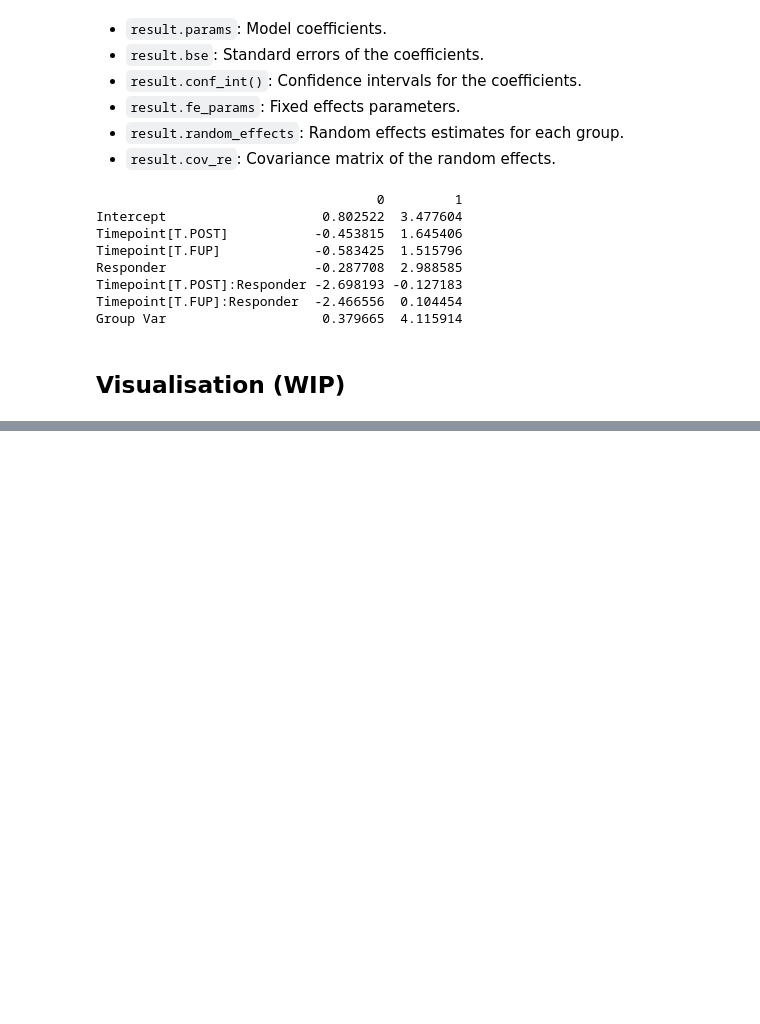
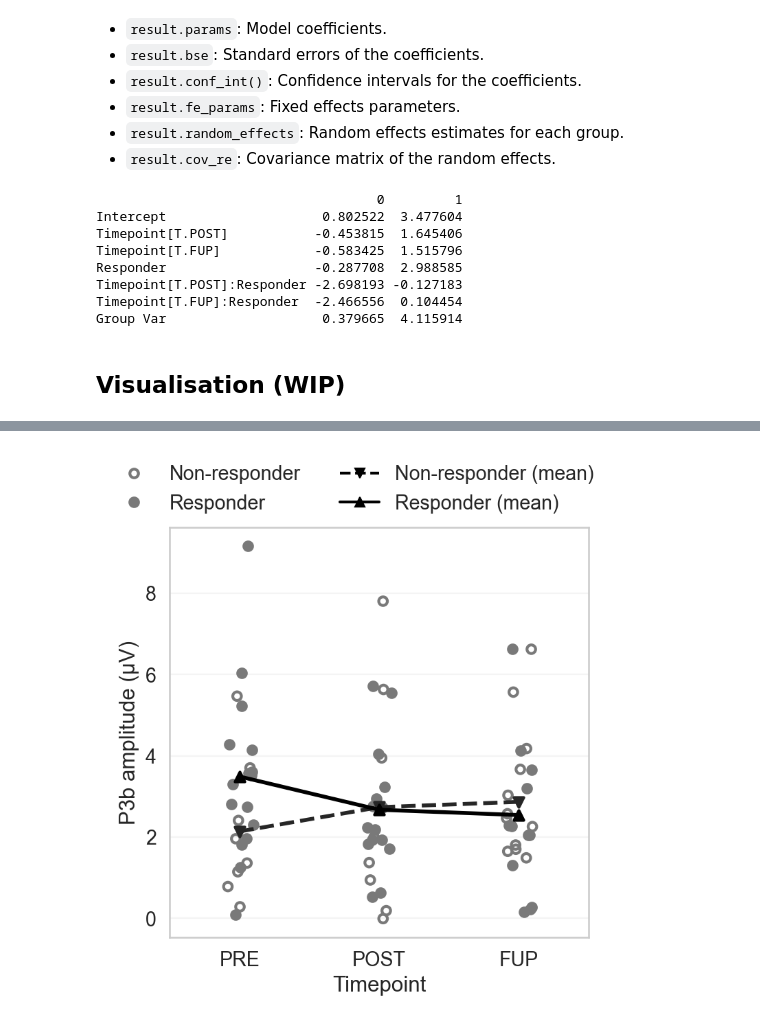
Before and after one commit to teanijarv/EEG-pyline, a Jupyter notebook: studies/Anijarv_OKTOS_aoEEG_erp_analysis.ipynb, the cells around one changed output, grey strips where cells are left out. Drawn from its saved outputs; the diff is of its cells as text; code cells hidden in the pictures; blank space fills up the shorter version.

```diff
--- a/studies/Anijarv_OKTOS_aoEEG_erp_analysis.ipynb
+++ b/studies/Anijarv_OKTOS_aoEEG_erp_analysis.ipynb
@@ -425,0 +395,55 @@ plt.show()
+# %%
+erp_var = 'P3_amplitude'
+erp_name = 'P3b amplitude (µV)'
+
+sns.set_theme(context='notebook', font_scale=1.25,
+              style='whitegrid', palette='muted',
+              font='sans-serif')
+muted_colors = sns.color_palette('muted')
+
+strp_args = dict(x='Timepoint', y=erp_var, jitter=True, size=6,
+                 edgecolor=muted_colors[7], linewidth=2, zorder=1)
+
+fig, axs = plt.subplots(figsize=(5, 5), layout='tight', dpi=150)
+
+# Stripplot for Non-responders with only outline (use facecolor='none')
+strp_nonresp = sns.stripplot(ax=axs, data=df_ch_cat[df_ch_cat['Responder']==0],
+                             **strp_args)
+for path_collection in strp_nonresp.collections:
+    path_collection.set_facecolor('none')
+
+# Stripplot for Responders with outline and fill
+strp_resp = sns.stripplot(ax=axs, data=df_ch_cat[df_ch_cat['Responder']==1],
+                          facecolor=muted_colors[7], **strp_args)
+
+# Pointplot for both groups
+pnt_plt = sns.pointplot(ax=axs, data=df_ch_cat,
+                        x='Timepoint', y=erp_var, hue='Responder',
+                        errorbar=None, dodge=False, color='black',
+                        markers=['v', '^'], linestyles=['--', '-'])
+
+# Plot settings
+axs.set_ylabel(erp_name)
+axs.grid(which='major', axis='y', alpha=0.2)
+
+# Create a legend
+axs.get_legend().remove()
+legend_elements = [plt.Line2D([0], [0], linestyle='', marker='o', color='none',
+                              markerfacecolor='none', markeredgecolor=muted_colors[7],
+                              markeredgewidth=2, label='Non-responder'),
+                   plt.Line2D([0], [0], linestyle='', marker='o', color='none',
+                              markerfacecolor=muted_colors[7], markeredgecolor=muted_colors[7],
+                              markeredgewidth=2, label='Responder'),
+                   plt.Line2D([0], [0], linestyle='--', marker='v', color='black',
+                              label='Non-responder (mean)', linewidth=2, markersize=7),
+                   plt.Line2D([0], [0], linestyle='-', marker='^', color='black',
+                              label='Responder (mean)', linewidth=2, markersize=7)]
+
+legend = fig.legend(handles=legend_elements, loc='upper right',
+                    bbox_to_anchor=(0, 0.11, 1, 1), frameon=False, ncol=2)
+if savefig == True:
+    plt.savefig(fname='{}/{}/{}_plot.png'.format(results_folder, exp_folder, erp_var),
+                bbox_extra_artists=[legend,], bbox_inches='tight', dpi=300)
+plt.show()
+# %% [output]
+[figure, added]
```
Also changed, not shown: parts of 5 cells of this notebook.
